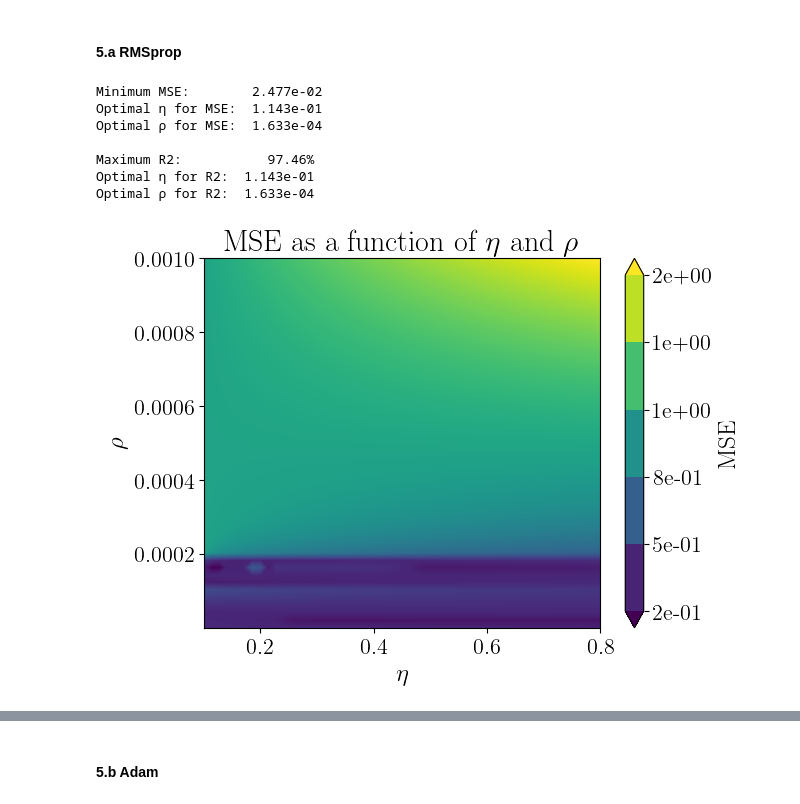
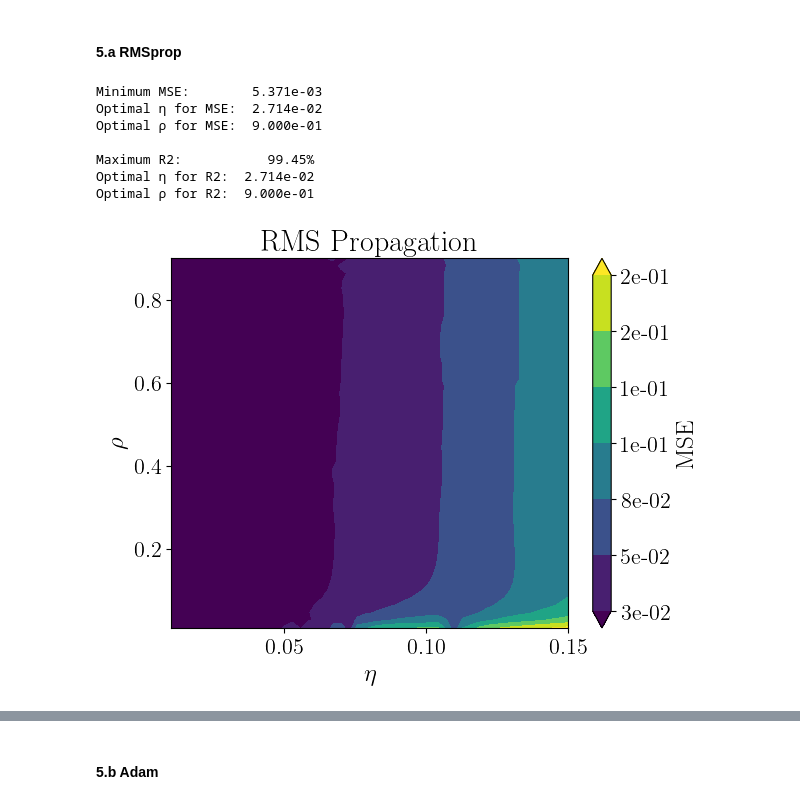
Before and after one commit to Oskar-Idland/FYS-STK4155-Projects, a Jupyter notebook: Project_2/src/regression_anal.ipynb, the cells around one changed output, grey strips where cells are left out. Drawn from its saved outputs; the diff is of its cells as text; code cells hidden in the pictures.

Commit message:
Produce all figures, update docstring

```diff
--- a/Project_2/src/regression_anal.ipynb
+++ b/Project_2/src/regression_anal.ipynb
@@ -84,23 +75,3 @@ Optimal learning rate:  2.456e-01
 - It stabilizes right before  0.25, and increases sharply thereafter.
 # %% [markdown]
 ### 2. Add momentum to the plain GD code and compare convergence with a fixed learning rate (you may need to tune the learning rate). Keep using the analytical expression for the gradient.
-# %%
-def grid_search(x_array: tuple,  y_array: tuple, search_params_name: tuple, method: str,  model,  stochastic: bool = False, n_iterations: int = 100, **kwargs):
-    nx = len(x_array) ; ny = len(y_array)
-    MSE_array = np.zeros((nx, ny))
-    R2_array = np.zeros((nx, ny))
-
-    if stochastic:
-        descent = model.stochastic_gradient_descent
-    else:
-        descent = model.gradient_descent
-
-    for i, x in enumerate(tqdm(x_array)):
-        for j, y in enumerate(y_array):
-            param_dict = {param_name: x if i == 0 else y for i, param_name in enumerate(search_params_name) if isinstance(param_name, str)}
-            param_dict.update({param_name: y for _, param_name in enumerate(search_params_name) if isinstance(param_name, tuple) for param_name in param_name})
-            MSE, R2 = descent(n_iterations, **param_dict , tuning_method=method, **kwargs)
-            MSE_array[i, j] = MSE
-            R2_array[i, j] = R2
-
-    return  MSE_array, R2_array
@@ -346,16 +215,23 @@ MSE_array_RMS, R2_array_RMS = grid_search(η_array_RMS, ρ_array_RMS, ('eta', 'r
+# %%
+n = 50
+n_iterations = 100
+η_RMS = np.linspace(0.01, 0.15, n)
+ρ_RMS = np.linspace(0.01, 0.9, n)
+method = 'RMS_Prop'
+MSE_RMS, R2_RMS = grid_search(η_RMS, ρ_RMS, ('eta', 'rho_1'), method=method, model=model)
 # %%
-fig = parameter_print_plot(MSE_array_RMS, R2_array_RMS, η_array_RMS, ρ_array_RMS, r"$\eta$", r"$\rho$")
+fig = parameter_print_plot(MSE_RMS, R2_RMS, η_RMS, ρ_RMS, r"$\eta$", r"$\rho$", scatter=False, log=False)
+plt.title('RMS Propagation')
 fig.savefig(fig_dir / 'RMS_Prop_eta_rho.pdf')
-plt.show()
 # %% [output]
-Minimum MSE:        2.477e-02
-Optimal η for MSE:  1.143e-01
-Optimal ρ for MSE:  1.633e-04
+Minimum MSE:        5.371e-03
+Optimal η for MSE:  2.714e-02
+Optimal ρ for MSE:  9.000e-01
 
-Maximum R2:           97.46%
-Optimal η for R2:  1.143e-01
-Optimal ρ for R2:  1.633e-04
+Maximum R2:           99.45%
+Optimal η for R2:  2.714e-02
+Optimal ρ for R2:  9.000e-01
-[figure, old version]
+[figure, new version]
 # %%
 n = 50
 n_iterations = 100
```
Also changed, not shown: parts of 39 cells of this notebook, 16 other files.
